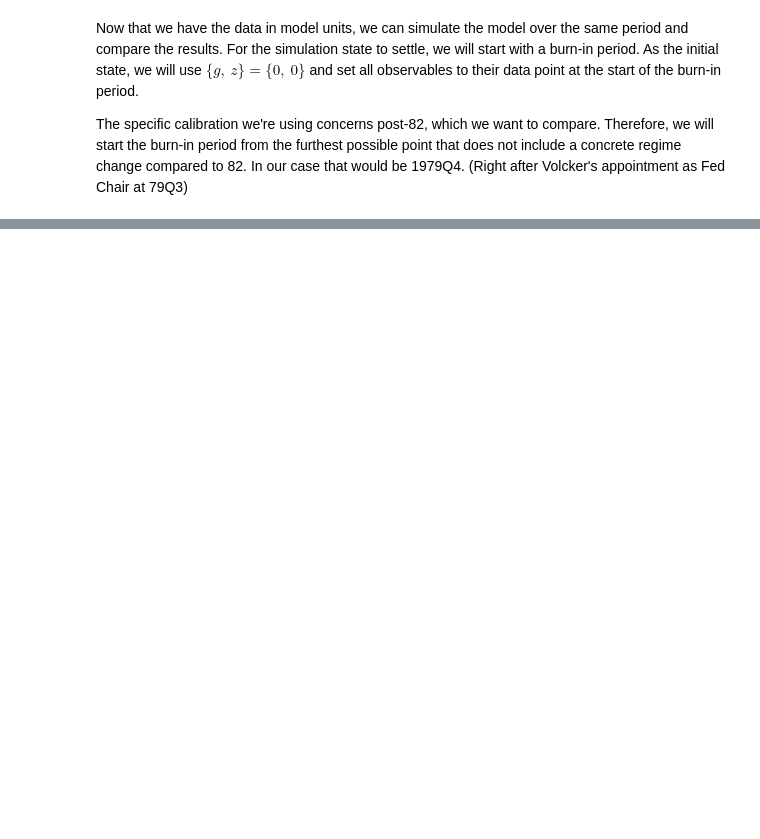
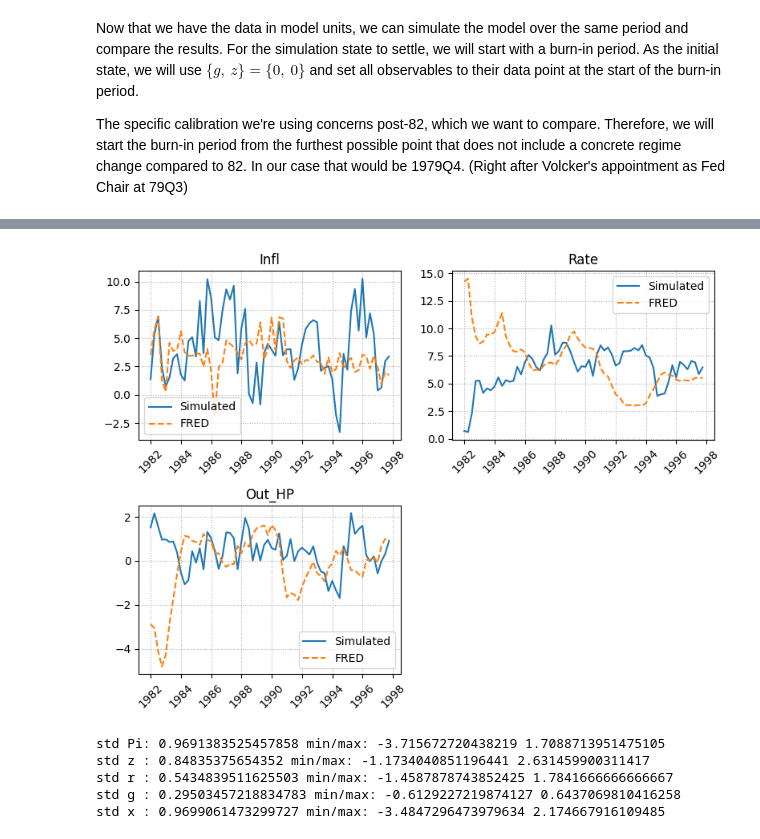
Before and after one commit to GongJr0/ThesisDraft, a Jupyter notebook: empirical_comparison.ipynb, the cells around one changed output, grey strips where cells are left out. Cells and saved outputs as stored; diff of their text form; code cells hidden in the pictures; blank space fills up the shorter version.

```diff
--- a/empirical_comparison.ipynb
+++ b/empirical_comparison.ipynb
@@ -316,6 +363,7 @@ sim_data = sol.sim(
     observables=True,
 )
 observed_data = df_model_units.loc[time_idx, :]
+measurement_data = observed.loc[time_idx, :]
 # %%
 sim_obs = {var: sim_data[var] for var in observed_data.columns}
 sim_df = pd.DataFrame(sim_obs, index=time_idx)
@@ -354,0 +399,52 @@ sol.compiled.idx
+# %%
+sim_measurement = {var: sim_data[var] for var in measurement_data.columns}
+sim_meas = pd.DataFrame(sim_measurement, index=time_idx)
+
+fig_square = ceil(sqrt(len(sim_measurement))).astype(int)
+size = (4 * fig_square, 3 * fig_square)
+fig, ax = plt.subplots(fig_square, fig_square, figsize=size)
+ax = ax.flatten()
+while len(ax) > len(sim_measurement):
+    fig.delaxes(ax[-1])
+    ax = ax[:-1]
+
+for i, var in enumerate(measurement_data.columns):
+    ax[i].plot(
+        plot_idx,
+        sim_meas.loc[plot_idx, var],
+        label="Simulated",
+        color="C0",
+    )
+    ax[i].plot(
+        plot_idx,
+        measurement_data.loc[plot_idx, var],
+        label="FRED",
+        color="C1",
+        linestyle="--",
+    )
+    ax[i].set_title(var)
+    ax[i].grid(linestyle=":")
+    ax[i].tick_params(axis="x", rotation=45)
+    ax[i].legend()
+
+plt.tight_layout()
+# %% [output]
+[figure, added]
+# %%
+Pi_path = sim_data["Pi"]
+r_path = sim_data["r"]
+z_path = sim_data["z"]
+g_path = sim_data["g"]
+x_parh = sim_data["x"]
+
+print("std Pi:", Pi_path.std(), "min/max:", Pi_path.min(), Pi_path.max())
+print("std z :", z_path.std(), "min/max:", z_path.min(), z_path.max())
+print("std r :", r_path.std(), "min/max:", r_path.min(), r_path.max())
+print("std g :", g_path.std(), "min/max:", g_path.min(), g_path.max())
+print("std x :", x_parh.std(), "min/max:", x_parh.min(), x_parh.max())
+# %% [output]
+std Pi: 0.9691383525457858 min/max: -3.715672720438219 1.7088713951475105
+std z : 0.84835375654352 min/max: -1.1734040851196441 2.631459900311417
+std r : 0.5434839511625503 min/max: -1.4587878743852425 1.7841666666666667
+std g : 0.29503457218834783 min/max: -0.6129227219874127 0.6437069810416258
+std x : 0.9699061473299727 min/max: -3.4847296473979634 2.174667916109485
```
Also changed, not shown: parts of 19 cells of this notebook, 11 other files.
